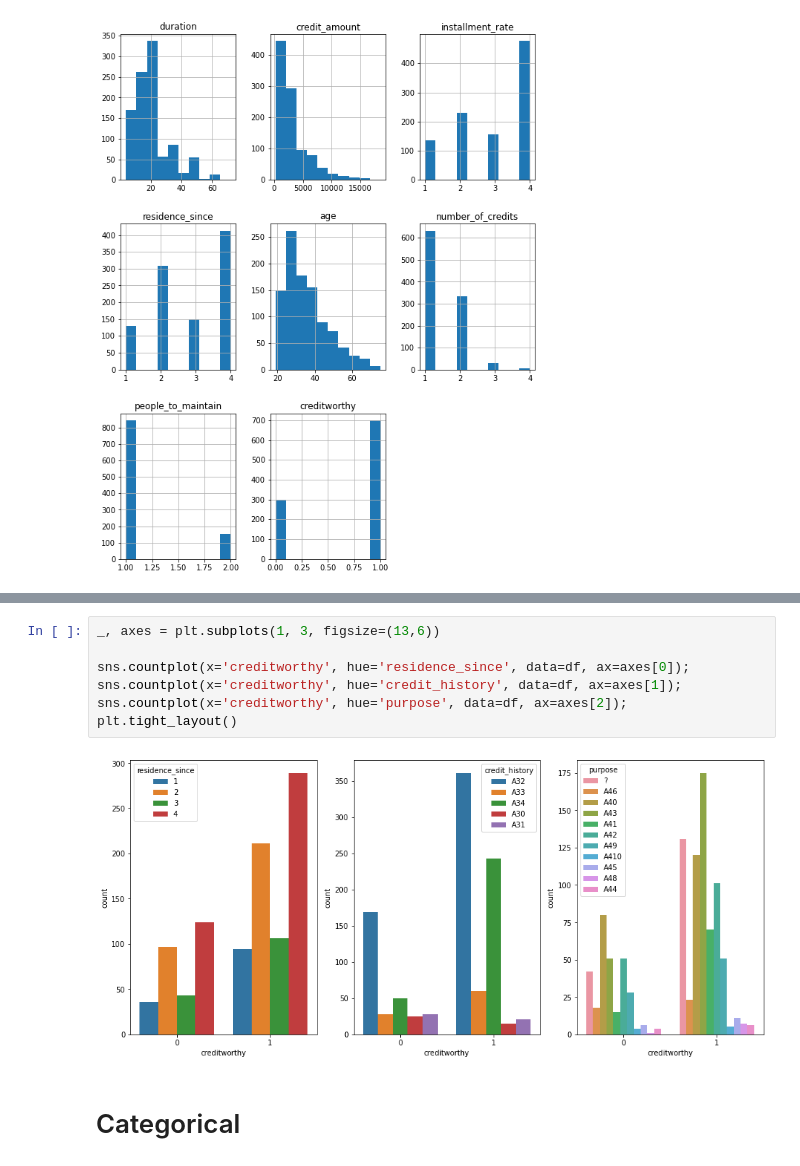
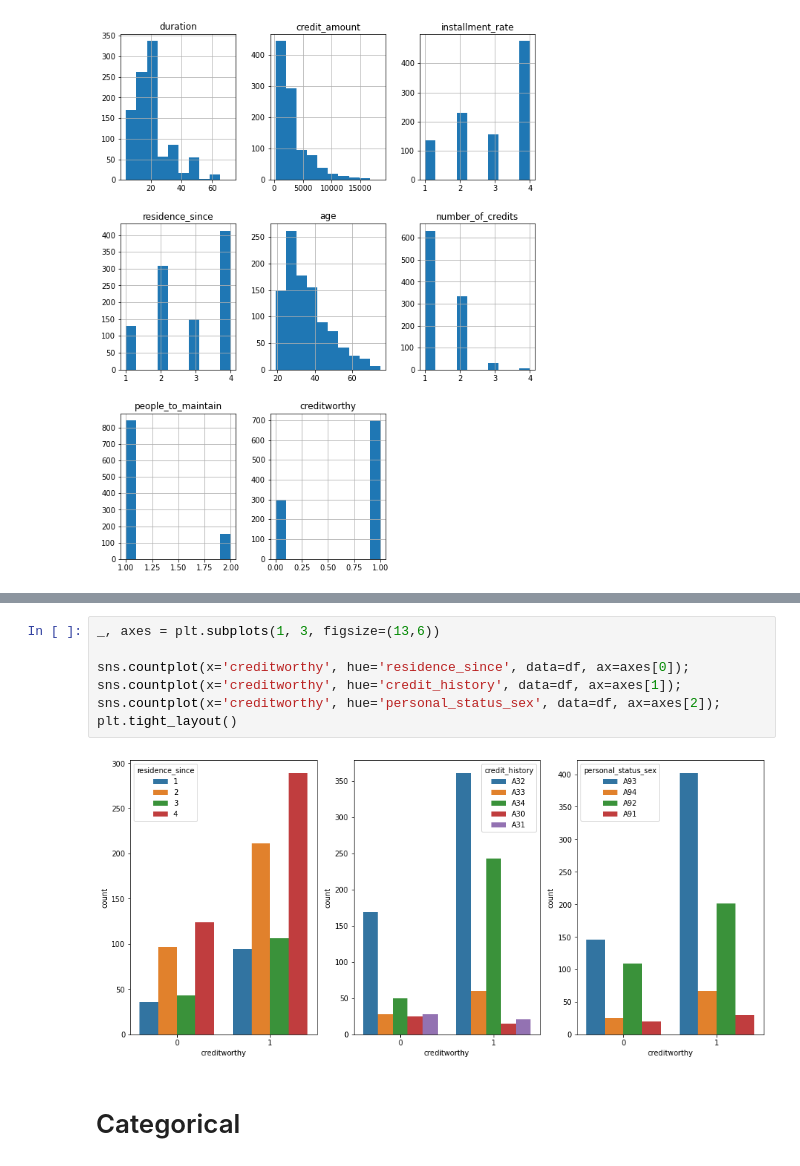
Before and after one commit to SafialIslam302/Intelligent-Data-Analysis-Machine-Learning-I, a Jupyter notebook: ML Project/Final_Project.ipynb, the cells around one changed output, grey strips where cells are left out. Cells and saved outputs as stored; diff of their text form.

```diff
--- a/ML Project/Final_Project.ipynb
+++ b/ML Project/Final_Project.ipynb
@@ -195,12 +231,12 @@ plt.show()
 # %%
 _, axes = plt.subplots(1, 3, figsize=(13,6))
 
 sns.countplot(x='creditworthy', hue='residence_since', data=df, ax=axes[0]);
 sns.countplot(x='creditworthy', hue='credit_history', data=df, ax=axes[1]);
-sns.countplot(x='creditworthy', hue='purpose', data=df, ax=axes[2]);
+sns.countplot(x='creditworthy', hue='personal_status_sex', data=df, ax=axes[2]);
 plt.tight_layout()
 # %% [output]
-[figure, old version]
+[figure, new version]
 # %% [markdown]
 # Categorical
 # %%
```
Also changed, not shown: parts of 15 cells of this notebook.
